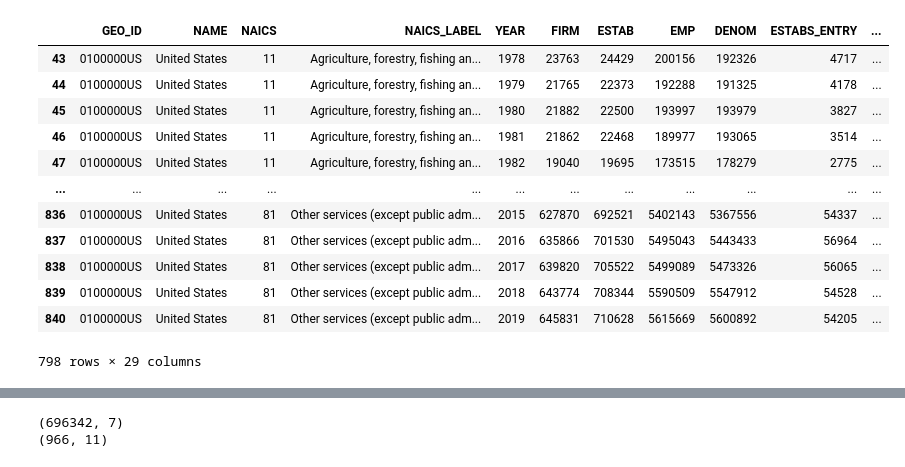
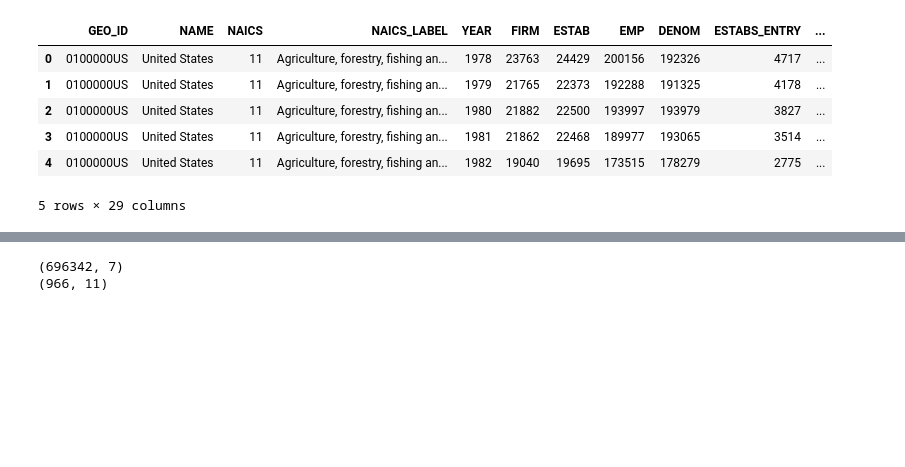
Before and after one commit to CIV2T1PEY/CIV1498-Group-Project, a Jupyter notebook: Python_Prashan_Notebook.ipynb, the cells around one changed output, grey strips where cells are left out. Cells and saved outputs as stored; diff of their text form; code cells hidden in the pictures; blank space fills up the shorter version.

```diff
--- a/Python_Prashan_Notebook.ipynb
+++ b/Python_Prashan_Notebook.ipynb
@@ -90,16 +118,10 @@ DF_NAICS.drop(DF_NAICS[(DF_NAICS.NAICS == '0')].index, inplace=True)
 # %%
-DF_NAICS
+DF_NAICS.head()
 # %% [output]
 |  | GEO_ID | NAME | NAICS | NAICS_LABEL | YEAR | FIRM | ESTAB | EMP | DENOM | ESTABS_ENTRY | ... |
-| 43 | 0100000US | United States | 11 | Agriculture, forestry, fishing an... | 1978 | 23763 | 24429 | 200156 | 192326 | 4717 | ... |
-| 44 | 0100000US | United States | 11 | Agriculture, forestry, fishing an... | 1979 | 21765 | 22373 | 192288 | 191325 | 4178 | ... |
-| 45 | 0100000US | United States | 11 | Agriculture, forestry, fishing an... | 1980 | 21882 | 22500 | 193997 | 193979 | 3827 | ... |
-| 46 | 0100000US | United States | 11 | Agriculture, forestry, fishing an... | 1981 | 21862 | 22468 | 189977 | 193065 | 3514 | ... |
-| 47 | 0100000US | United States | 11 | Agriculture, forestry, fishing an... | 1982 | 19040 | 19695 | 173515 | 178279 | 2775 | ... |
-| ... | ... | ... | ... | ... | ... | ... | ... | ... | ... | ... | ... |
-| 836 | 0100000US | United States | 81 | Other services (except public adm... | 2015 | 627870 | 692521 | 5402143 | 5367556 | 54337 | ... |
-| 837 | 0100000US | United States | 81 | Other services (except public adm... | 2016 | 635866 | 701530 | 5495043 | 5443433 | 56964 | ... |
-| 838 | 0100000US | United States | 81 | Other services (except public adm... | 2017 | 639820 | 705522 | 5499089 | 5473326 | 56065 | ... |
-| 839 | 0100000US | United States | 81 | Other services (except public adm... | 2018 | 643774 | 708344 | 5590509 | 5547912 | 54528 | ... |
-| 840 | 0100000US | United States | 81 | Other services (except public adm... | 2019 | 645831 | 710628 | 5615669 | 5600892 | 54205 | ... |
+| 0 | 0100000US | United States | 11 | Agriculture, forestry, fishing an... | 1978 | 23763 | 24429 | 200156 | 192326 | 4717 | ... |
+| 1 | 0100000US | United States | 11 | Agriculture, forestry, fishing an... | 1979 | 21765 | 22373 | 192288 | 191325 | 4178 | ... |
+| 2 | 0100000US | United States | 11 | Agriculture, forestry, fishing an... | 1980 | 21882 | 22500 | 193997 | 193979 | 3827 | ... |
+| 3 | 0100000US | United States | 11 | Agriculture, forestry, fishing an... | 1981 | 21862 | 22468 | 189977 | 193065 | 3514 | ... |
+| 4 | 0100000US | United States | 11 | Agriculture, forestry, fishing an... | 1982 | 19040 | 19695 | 173515 | 178279 | 2775 | ... |
-798 rows × 29 columns
+5 rows × 29 columns
```
Also changed, not shown: parts of 55 cells of this notebook.
